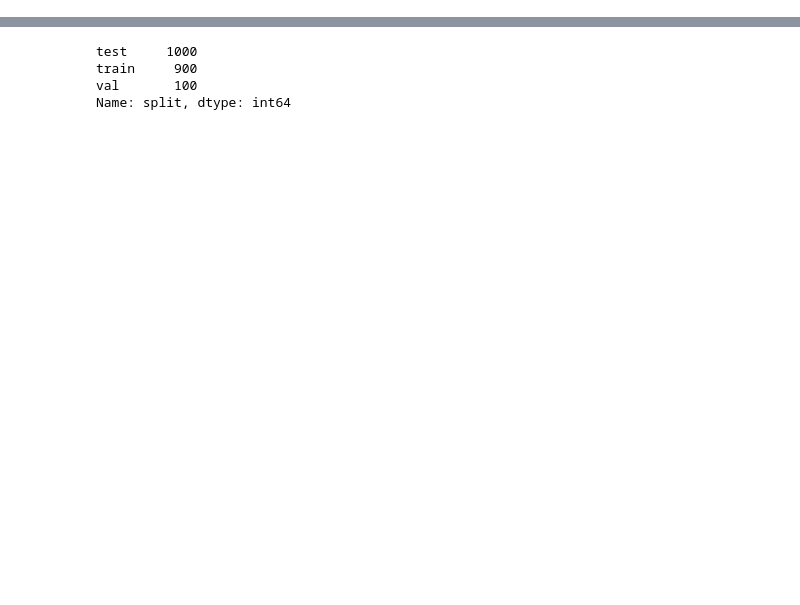
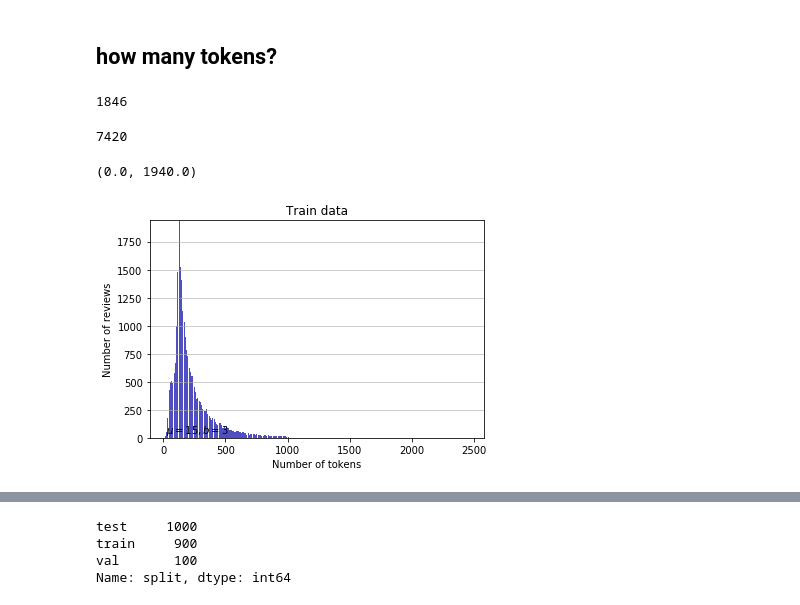
Before and after one commit to elisaoh/imdb-imbalanced, a Jupyter notebook: generate_data.ipynb, the cells around one changed output, grey strips where cells are left out. Drawn from its saved outputs; the diff is of its cells as text; code cells hidden in the pictures; blank space fills up the shorter version.

```diff
--- a/generate_data.ipynb
+++ b/generate_data.ipynb
@@ -21,10 +24,46 @@ args = Namespace(
     tt_pos = 500,
     tt_neg = 500,
     output_csv="data/imdb/output.csv",
-    seed=1337
+    review_length = 1022
 )
 # %%
-train_pos = pd.read_csv(args.train_pos, header=None, names=['label', 'review'])
-train_neg = pd.read_csv(args.train_neg, header=None, names=['label', 'review'])
-test_pos = pd.read_csv(args.test_pos, header=None, names=['label', 'review'])
-test_neg = pd.read_csv(args.test_neg, header=None, names=['label', 'review'])
+train_pos = pd.read_csv(args.train_pos, header=None, names=['rating', 'review'])
+train_neg = pd.read_csv(args.train_neg, header=None, names=['rating', 'review'])
+test_pos = pd.read_csv(args.test_pos, header=None, names=['rating', 'review'])
+test_neg = pd.read_csv(args.test_neg, header=None, names=['rating', 'review'])
+# %% [markdown]
+## how many tokens?
+# %%
+num_of_tokens_train = []
+for review in train_pos.review:
+    num_of_tokens_train.append(len(review.split(" ")))
+for review in train_neg.review:
+    num_of_tokens_train.append(len(review.split(" ")))
+num_of_tokens_test = []
+for review in test_pos.review:
+    num_of_tokens_test.append(len(review.split(" ")))
+for review in test_neg.review:
+    num_of_tokens_test.append(len(review.split(" ")))
+# %%
+np.argmax(num_of_tokens_train)
+# %% [output]
+1846
+# %%
+np.argmax(num_of_tokens_test)
+# %% [output]
+7420
+# %%
+# An "interface" to matplotlib.axes.Axes.hist() method
+n, bins, patches = plt.hist(x=num_of_tokens_train, bins='auto', color='#0504aa',
+                            alpha=0.7, rwidth=0.85)
+plt.grid(axis='y', alpha=0.75)
+plt.xlabel('Number of tokens')
+plt.ylabel('Number of reviews')
+plt.title('Train data')
+plt.text(23, 45, r'$\mu=15, b=3$')
+maxfreq = n.max()
+# Set a clean upper y-axis limit.
+plt.ylim(ymax=np.ceil(maxfreq / 10) * 10 if maxfreq % 10 else maxfreq + 10)
+# %% [output]
+(0.0, 1940.0)
+[figure, added]
```
Also changed, not shown: parts of 7 cells of this notebook, 6 other files.
